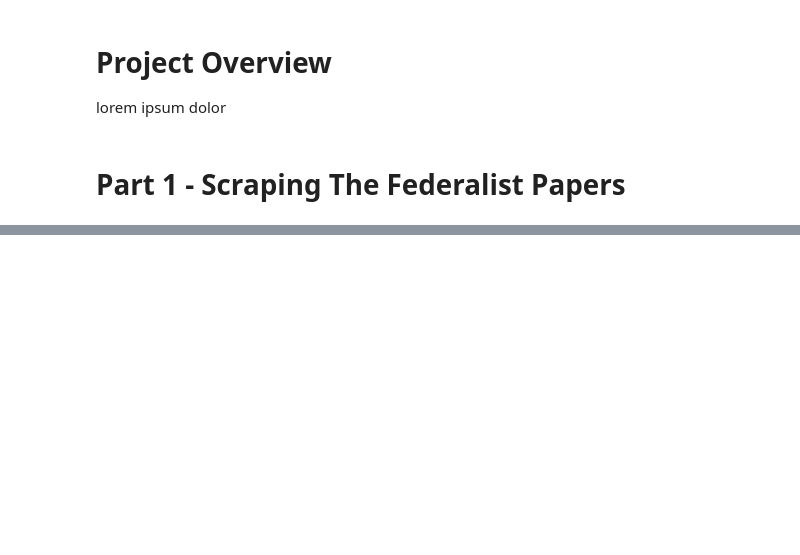
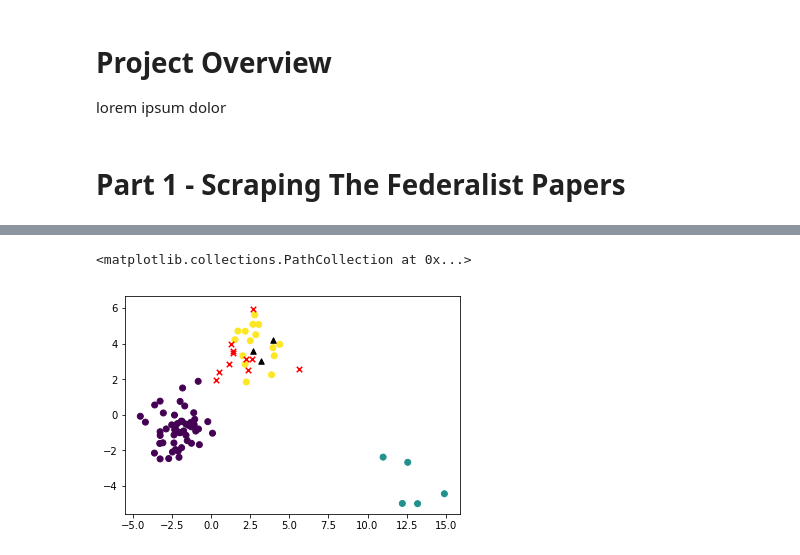
Before and after one commit to sdsawtelle/yale-som-python-workshop, a Jupyter notebook: notebooks/Federalist_Papers_Data_Project.ipynb, the cells around one changed output, grey strips where cells are left out. Saved outputs shown, nothing was run; the diff lists cells and outputs as text; code cells hidden in the pictures; blank space fills up the shorter version.

Commit message:
roughly fed papers notebook

```diff
--- a/notebooks/Federalist_Papers_Data_Project.ipynb
+++ b/notebooks/Federalist_Papers_Data_Project.ipynb
@@ -187,0 +189,4 @@ with open("../tokens.csv", "w") as f:
+# %%
+pl_steps = [("pca", PCA(n_components=30)),
+     ("lda", LDA(n_components=2))]
+pl = Pipeline(pl_steps)
@@ -187,0 +198,16 @@ with open("../tokens.csv", "w") as f:
+# %%
+# Instantiate LDA model
+x_lda = pl.fit_transform(x.loc[singleauthor_docs, :].values, y=authors[singleauthor_docs].values) # Note, sklearn PCA will center but not scale each feature prior to SVD
+# %%
+# Apply the same transformation to the unknown and mixed author papers
+x_lda_unknown = pl.transform(x.loc[unknown_docs, :].values)
+x_lda_mixed = pl.transform(x.loc[mixedauthor_docs, :].values)
+# %%
+# Plot the data points in the principal components basis, colored by author
+fig, ax = plt.subplots()
+ax.scatter(x_lda[:, 0], x_lda[:, 1], c=pd.Categorical(authors[singleauthor_docs]).codes)
+ax.scatter(x_lda_unknown[:, 0], x_lda_unknown[:, 1], marker="x", s=30, color="red")
+ax.scatter(x_lda_mixed[:, 0], x_lda_mixed[:, 1], marker="^", s=30, color="black")
+# %% [output]
+<matplotlib.collections.PathCollection at 0x...>
+[figure, added]
```
Also changed, not shown: parts of 42 cells of this notebook, 5 other files.
